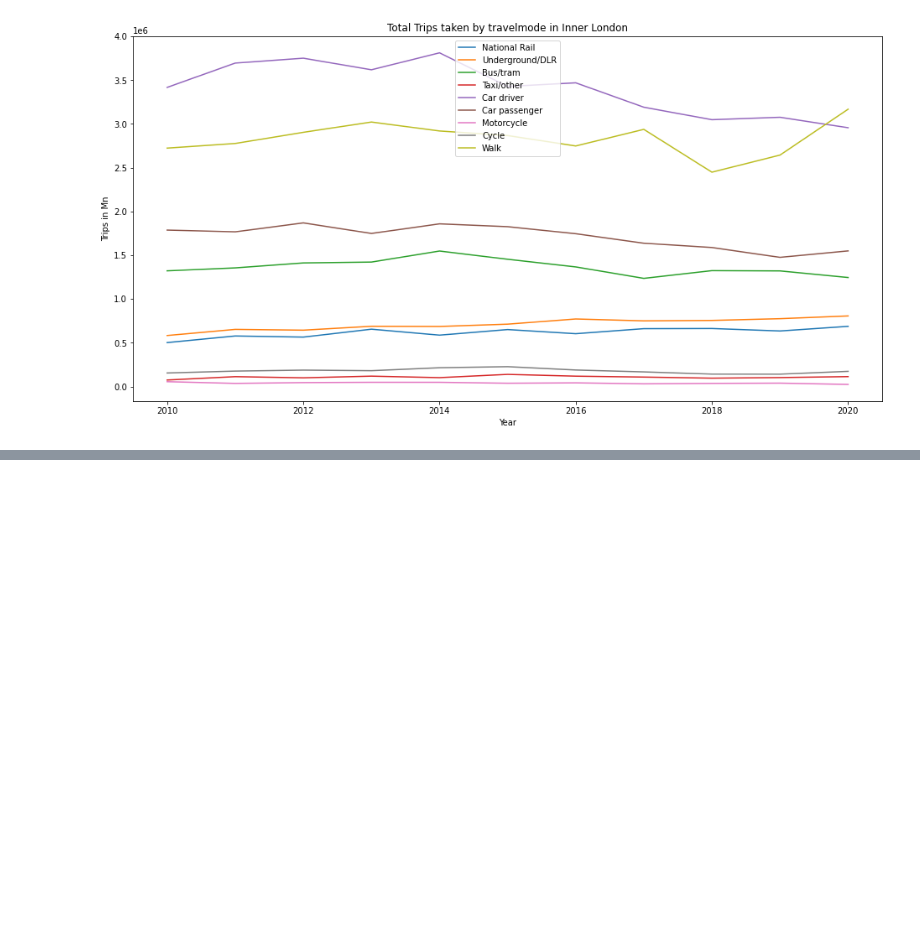
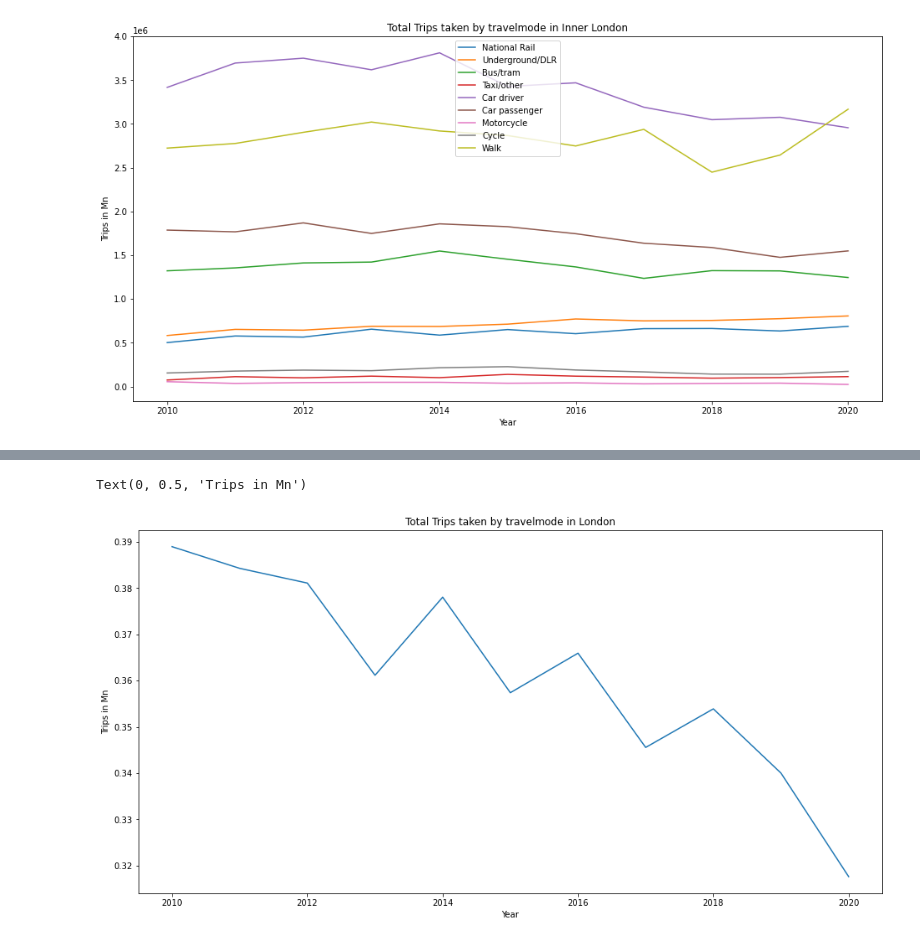
Before and after one commit to PatKang/LSE_DreamTeam, a Jupyter notebook: Trends_Travelmode.ipynb, the cells around one changed output, grey strips where cells are left out. Saved outputs shown, nothing was run; the diff lists cells and outputs as text; code cells hidden in the pictures; blank space fills up the shorter version.

```diff
--- a/Trends_Travelmode.ipynb
+++ b/Trends_Travelmode.ipynb
@@ -140,3 +140,11 @@ temp_ax.legend(loc = 'best')
 # %% [output]
 <matplotlib.legend.Legend at 0x...>
 [figure]
+# %%
+# Create another dataframe that combines both the inner and outer london subsets
+london_all = traveldemand.drop(columns = ['Area'])
+
+# Groupby to create the full picture
+london_all = london_all.groupby(by = ['Travelmode']).sum()
+
+london_all
@@ -142,0 +164,5 @@ temp_ax.legend(loc = 'best')
+# %%
+london_trans = np.transpose(london_all)
+london_trans['total_cars'] = london_trans['Car passenger'] + london_trans['Car driver']
+london_trans['car percentage'] = london_trans['total_cars'] / london_trans['All']
+london_trans
@@ -142,0 +182,18 @@ temp_ax.legend(loc = 'best')
+# %%
+# Visualize the percentage of trips made by car in a lineplot
+
+fig, temp_ax = plt.subplots()
+fig.set_size_inches(16, 8)
+sns.lineplot(x = london_trans.index,
+             y = london_trans['car percentage'],
+             data = london_trans)
+
+
+
+# Add Titles and labels
+temp_ax.set_title('Total Trips taken by travelmode in London')
+temp_ax.set_xlabel('Year')
+temp_ax.set_ylabel('Trips in Mn')
+# %% [output]
+Text(0, 0.5, 'Trips in Mn')
+[figure, added]
```
Also changed, not shown: parts of 2 cells of this notebook.
